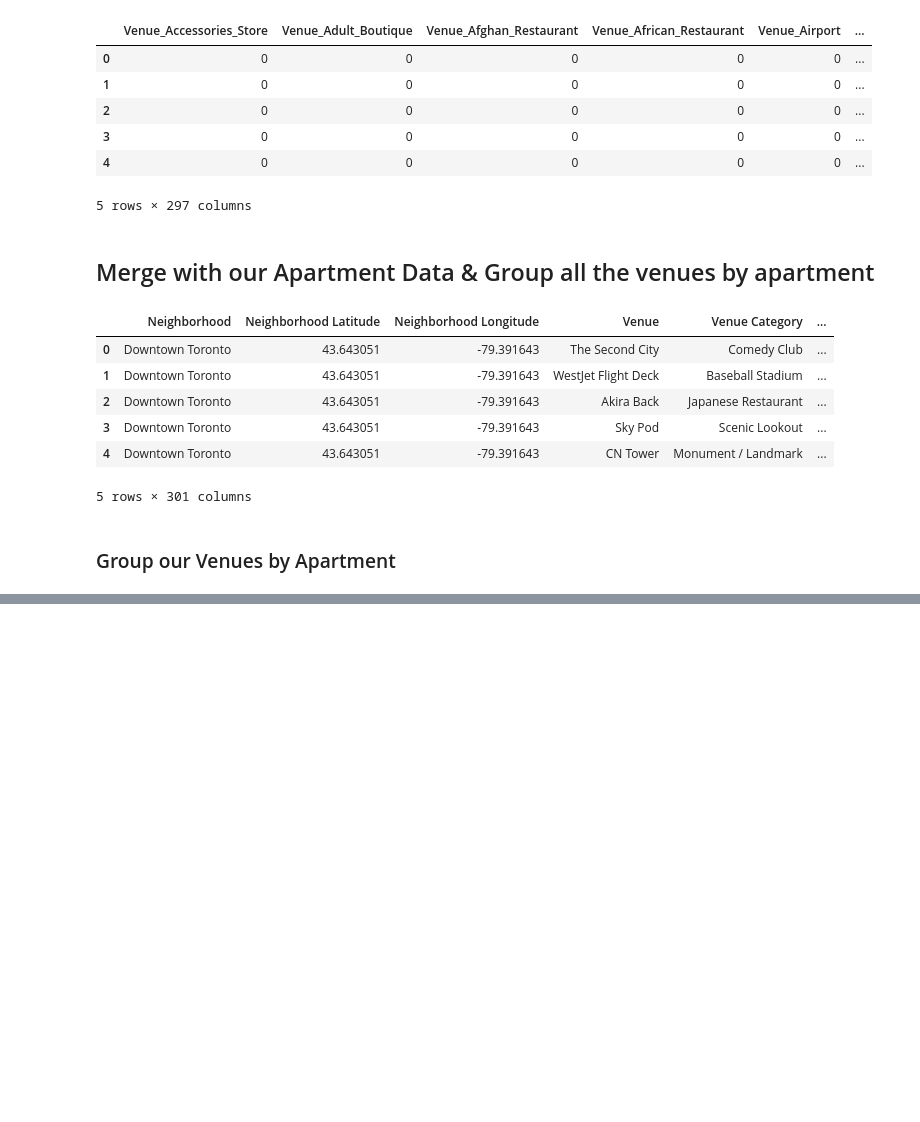
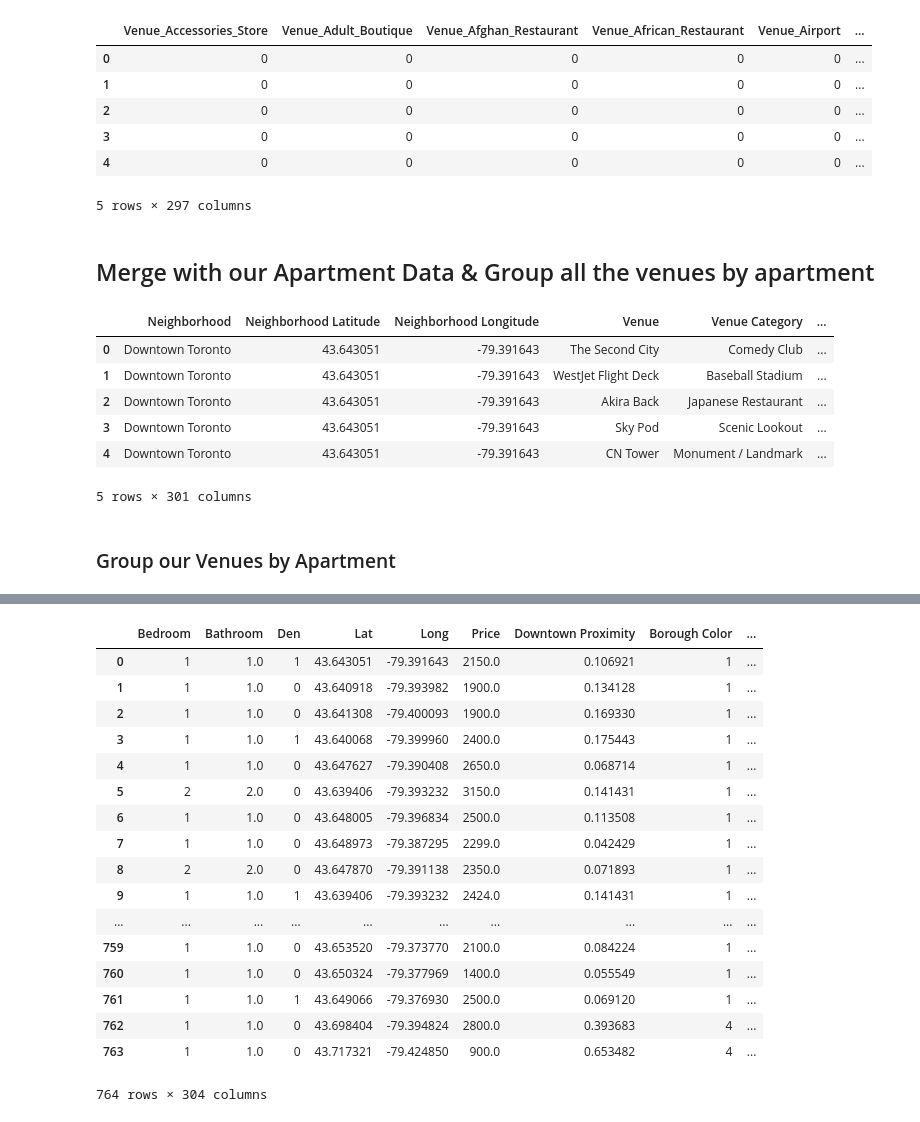
Before and after one commit to 1212-qwas/Coursera-Capstone, a Jupyter notebook: Capstone Project Part II.ipynb, the cells around one changed output, grey strips where cells are left out. Drawn from its saved outputs; the diff is of its cells as text; code cells hidden in the pictures; blank space fills up the shorter version.

Commit message:
Merge apt stats with prepared venues

```diff
--- a/Capstone Project Part II.ipynb
+++ b/Capstone Project Part II.ipynb
@@ -309,0 +312,5 @@ toronto_merge.to_csv('venues_merge.csv')
+# %%
+toronto_merge.drop(['Venue', 'Venue Category', 'Neighborhood'], axis=1, inplace=True)
+# %%
+toronto_final = toronto_merge.groupby(['Neighborhood Latitude', 'Neighborhood Longitude']).sum()
+toronto_final.head()
@@ -309,0 +330,4 @@ toronto_merge.to_csv('venues_merge.csv')
+# %%
+apt_rentals = pd.read_csv("apt_rentals_proximity_scaled.csv")
+apt_rentals.drop(['Unnamed: 0', 'Borough', 'Postal Code'], axis=1, inplace=True)
+toronto_final.index.names = ['Lat', 'Long']
@@ -309,0 +354,23 @@ toronto_merge.to_csv('venues_merge.csv')
+# %%
+merge2 = pd.merge(apt_rentals, toronto_final, left_on=['Lat', 'Long'], right_index=True, how='left')
+# %%
+merge2
+# %% [output]
+|  | Bedroom | Bathroom | Den | Lat | Long | Price | Downtown Proximity | Borough Color | ... |
+| 0 | 1 | 1.0 | 1 | 43.643051 | -79.391643 | 2150.0 | 0.106921 | 1 | ... |
+| 1 | 1 | 1.0 | 0 | 43.640918 | -79.393982 | 1900.0 | 0.134128 | 1 | ... |
+| 2 | 1 | 1.0 | 0 | 43.641308 | -79.400093 | 1900.0 | 0.169330 | 1 | ... |
+| 3 | 1 | 1.0 | 1 | 43.640068 | -79.399960 | 2400.0 | 0.175443 | 1 | ... |
+| 4 | 1 | 1.0 | 0 | 43.647627 | -79.390408 | 2650.0 | 0.068714 | 1 | ... |
+| 5 | 2 | 2.0 | 0 | 43.639406 | -79.393232 | 3150.0 | 0.141431 | 1 | ... |
+| 6 | 1 | 1.0 | 0 | 43.648005 | -79.396834 | 2500.0 | 0.113508 | 1 | ... |
+| 7 | 1 | 1.0 | 0 | 43.648973 | -79.387295 | 2299.0 | 0.042429 | 1 | ... |
+| 8 | 2 | 2.0 | 0 | 43.647870 | -79.391138 | 2350.0 | 0.071893 | 1 | ... |
+| 9 | 1 | 1.0 | 1 | 43.639406 | -79.393232 | 2424.0 | 0.141431 | 1 | ... |
+| ... | ... | ... | ... | ... | ... | ... | ... | ... | ... |
+| 759 | 1 | 1.0 | 0 | 43.653520 | -79.373770 | 2100.0 | 0.084224 | 1 | ... |
+| 760 | 1 | 1.0 | 0 | 43.650324 | -79.377969 | 1400.0 | 0.055549 | 1 | ... |
+| 761 | 1 | 1.0 | 1 | 43.649066 | -79.376930 | 2500.0 | 0.069120 | 1 | ... |
+| 762 | 1 | 1.0 | 0 | 43.698404 | -79.394824 | 2800.0 | 0.393683 | 4 | ... |
+| 763 | 1 | 1.0 | 0 | 43.717321 | -79.424850 | 900.0 | 0.653482 | 4 | ... |
+764 rows × 304 columns
```
Also changed, not shown: parts of 11 cells of this notebook, 1 other file.
